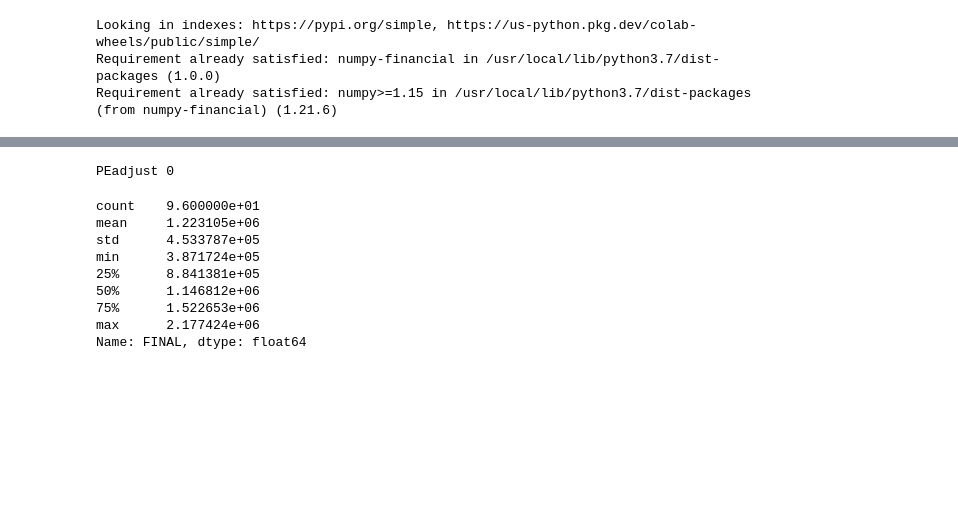
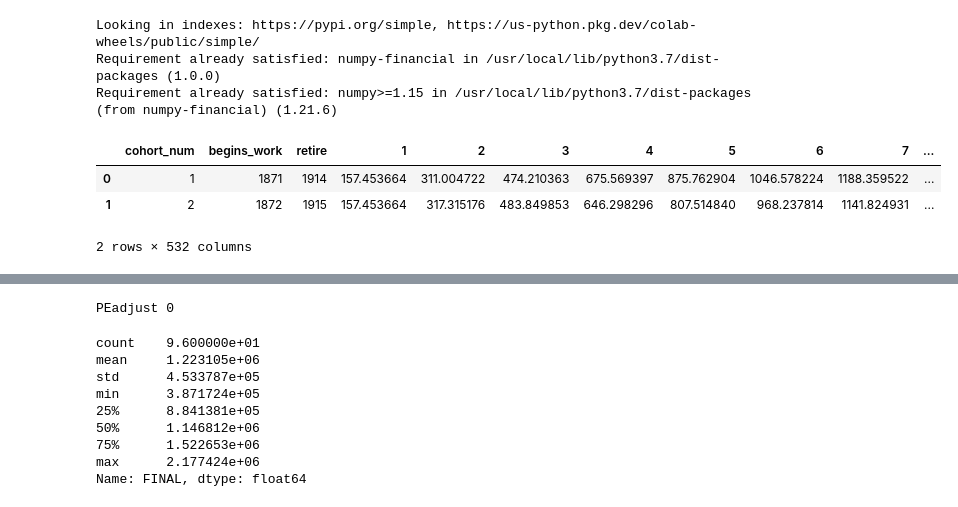
Before and after one commit to hatemr/lifecycle_investing, a Jupyter notebook: simulations.ipynb, the cells around one changed output, grey strips where cells are left out. Drawn from its saved outputs; the diff is of its cells as text; code cells hidden in the pictures; blank space fills up the shorter version.

Commit message:
Got the birthday rule strategy to replicate inside a class

```diff
--- a/simulations.ipynb
+++ b/simulations.ipynb
@@ -12,6 +12,17 @@ os.chdir('/content/drive/Othercomputers/My MacBook Air/Taxes_and_other_forms/lif
 Looking in indexes: https://pypi.org/simple, https://us-python.pkg.dev/colab-wheels/public/simple/
 Requirement already satisfied: numpy-financial in /usr/local/lib/python3.7/dist-packages (1.0.0)
 Requirement already satisfied: numpy>=1.15 in /usr/local/lib/python3.7/dist-packages (from numpy-financial) (1.21.6)
+# %%
+import lc_investing.birthday_rule
+lc_investing.birthday_rule = reload(lc_investing.birthday_rule)
+
+s = lc_investing.birthday_rule.Simulation()
+s.retirement_savings_before_period.head(2)
+# %% [output]
+|  | cohort_num | begins_work | retire | 1 | 2 | 3 | 4 | 5 | 6 | 7 | ... |
+| 0 | 1 | 1871 | 1914 | 157.453664 | 311.004722 | 474.210363 | 675.569397 | 875.762904 | 1046.578224 | 1188.359522 | ... |
+| 1 | 2 | 1872 | 1915 | 157.453664 | 317.315176 | 483.849853 | 646.298296 | 807.514840 | 968.237814 | 1141.824931 | ... |
+2 rows × 532 columns
 # %%
 import lc_investing.constant_percent_stock
 lc_investing.constant_percent_stock = reload(lc_investing.constant_percent_stock)
```
Also changed, not shown: parts of 1 cell of this notebook, 2 other files.
